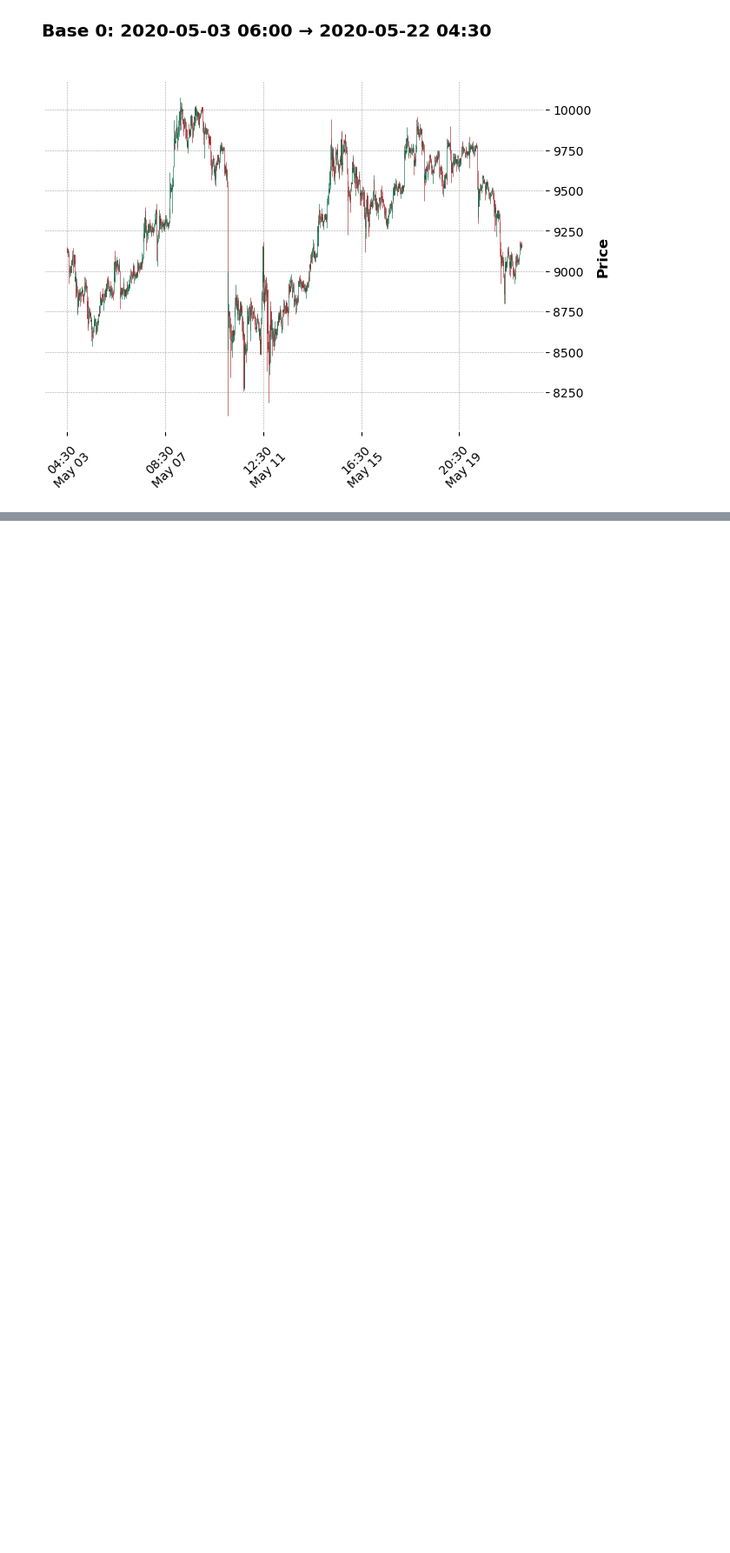
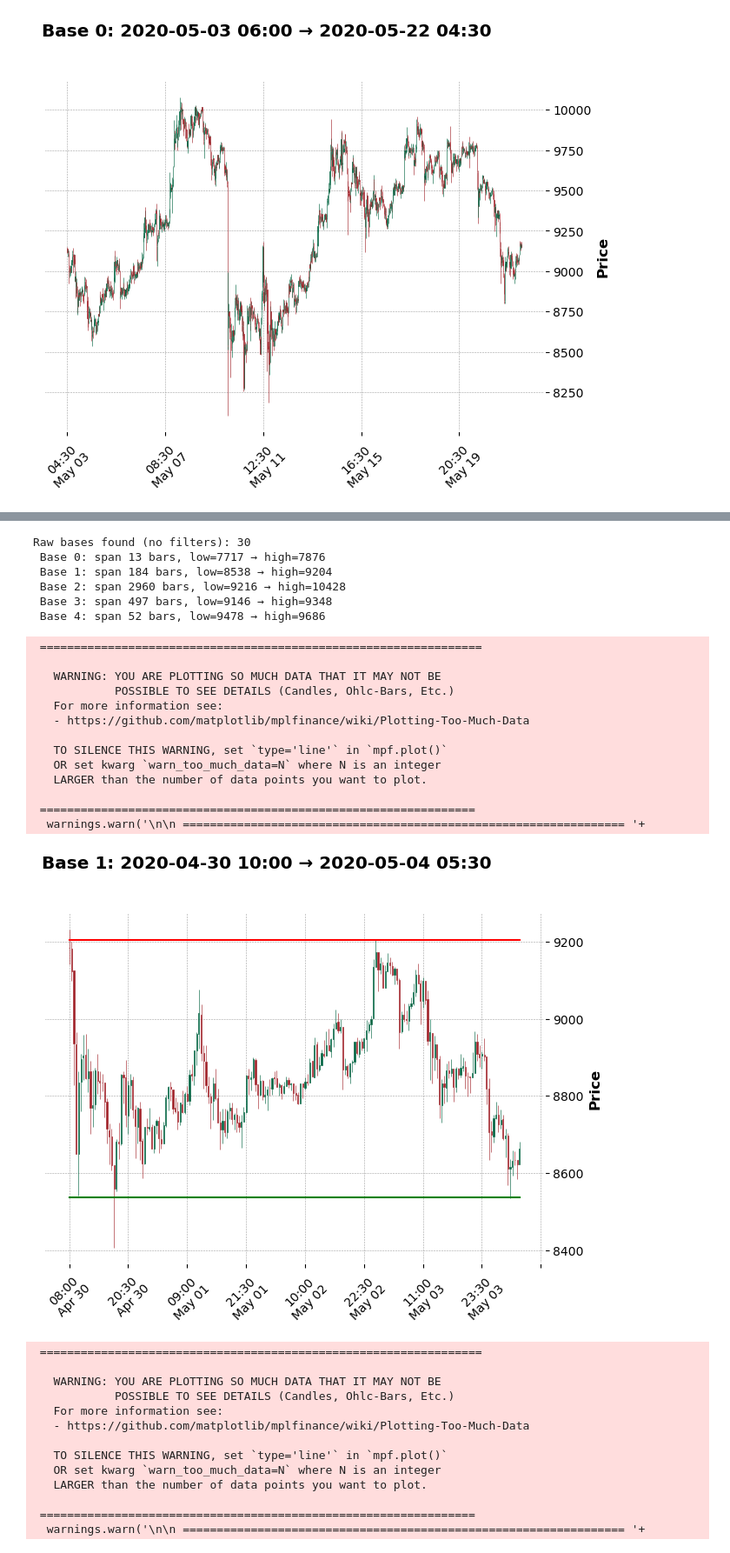
Before and after one commit to SarthakThakur0097/Crypto-analysis, a Jupyter notebook: main.ipynb, the cells around one changed output, grey strips where cells are left out. Shown at 87% size. Cells and saved outputs as stored; diff of their text form; code cells hidden in the pictures; blank space fills up the shorter version.

```diff
--- a/main.ipynb
+++ b/main.ipynb
@@ -872,0 +938,78 @@ NameError: name 'bases' is not defined
+# %%
+from modules.base_zone_detector import BaseZoneDetector
+
+# only lookback and tolerance — no span or height limits
+bzd_raw = BaseZoneDetector(
+    lookback_bars=6,
+    equal_low_tol=0.001,
+    min_pivots=2,
+    min_span=None,
+    max_span=None,
+    max_height_atr=None
+)
+
+raw_bases = bzd_raw.detect_bases(df)
+print(f"Raw bases found (no filters): {len(raw_bases)}")
+for i,b in enumerate(raw_bases[:5]):
+    s,e = b['start_idx'], b['end_idx']
+    print(f" Base {i}: span {(e-s+1)} bars, low={b['base_low']:.0f} → high={b['base_high']:.0f}")
+# %% [output]
+Raw bases found (no filters): 30
+ Base 0: span 13 bars, low=7717 → high=7876
+ Base 1: span 184 bars, low=8538 → high=9204
+ Base 2: span 2960 bars, low=9216 → high=10428
+ Base 3: span 497 bars, low=9146 → high=9348
+ Base 4: span 52 bars, low=9478 → high=9686
+# %%
+import mplfinance as mpf
+
+candidates = [1, 3, 4]  # pick the indices you want to preview
+for i in candidates:
+    b   = raw_bases[i]
+    s,e = b['start_idx'], b['end_idx']
+    # ±4 bars around the actual base span
+    window = df.iloc[max(0, s-4) : e+5].copy()
+
+    low, high = b['base_low'], b['base_high']
+    apds = [
+        mpf.make_addplot([high]*len(window), color='red',   width=1.5),
+        mpf.make_addplot([low] *len(window), color='green', width=1.5),
+    ]
+    mpf.plot(
+        window[['open','high','low','close']],
+        type='candle',
+        style='charles',
+        addplot=apds,
+        title=f"Base {i}: {df.index[s].strftime('%Y-%m-%d %H:%M')} → {df.index[e].strftime('%Y-%m-%d %H:%M')}",
+        datetime_format='%H:%M\n%b %d',
+        volume=False,
+        warn_too_much_data=100
+    )
+# %% [output]
+ =================================================================
+
+   WARNING: YOU ARE PLOTTING SO MUCH DATA THAT IT MAY NOT BE
+            POSSIBLE TO SEE DETAILS (Candles, Ohlc-Bars, Etc.)
+   For more information see:
+   - https://github.com/matplotlib/mplfinance/wiki/Plotting-Too-Much-Data
+
+   TO SILENCE THIS WARNING, set `type='line'` in `mpf.plot()`
+   OR set kwarg `warn_too_much_data=N` where N is an integer
+   LARGER than the number of data points you want to plot.
+
+ ================================================================
+  warnings.warn('\n\n ================================================================= '+
+[figure, added]
+ =================================================================
+
+   WARNING: YOU ARE PLOTTING SO MUCH DATA THAT IT MAY NOT BE
+            POSSIBLE TO SEE DETAILS (Candles, Ohlc-Bars, Etc.)
+   For more information see:
+   - https://github.com/matplotlib/mplfinance/wiki/Plotting-Too-Much-Data
+
+   TO SILENCE THIS WARNING, set `type='line'` in `mpf.plot()`
+   OR set kwarg `warn_too_much_data=N` where N is an integer
+   LARGER than the number of data points you want to plot.
+
+ ================================================================
+  warnings.warn('\n\n ================================================================= '+
```
Also changed, not shown: parts of 12 cells of this notebook, 9 other files.
